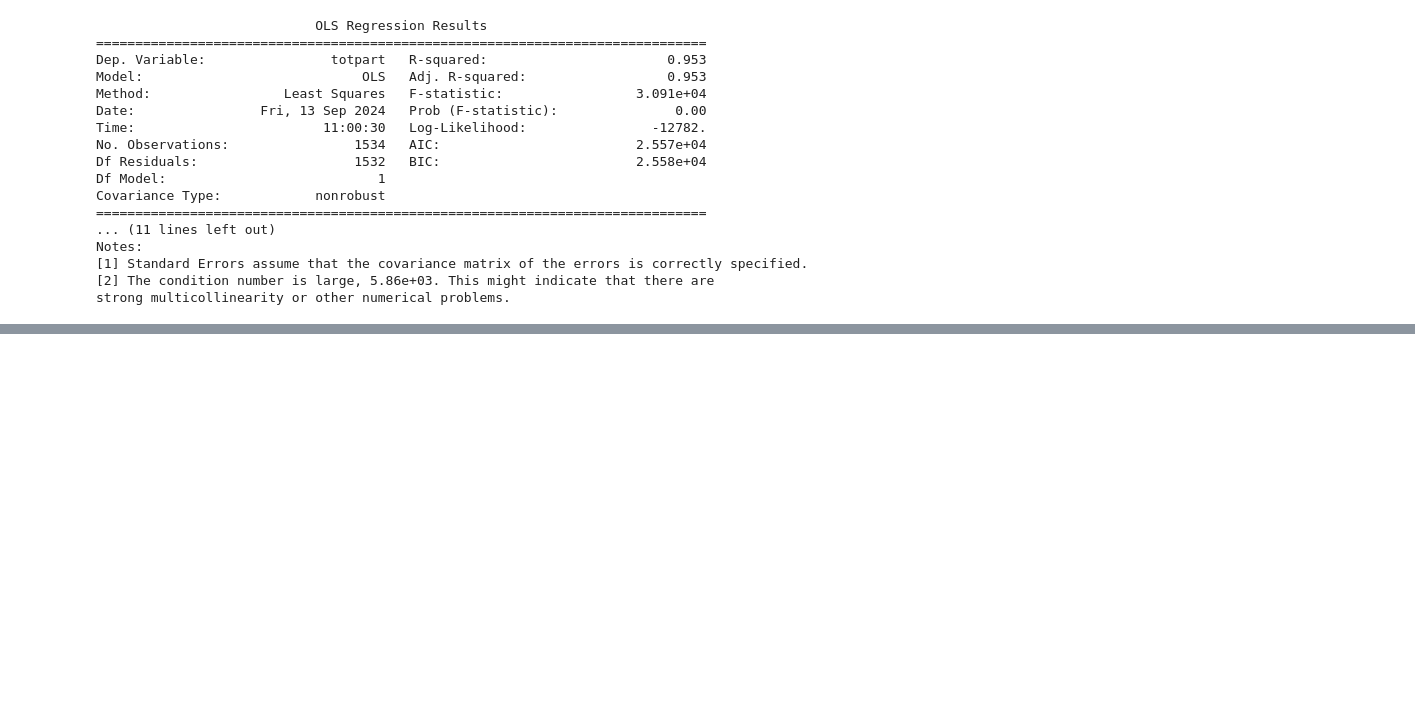
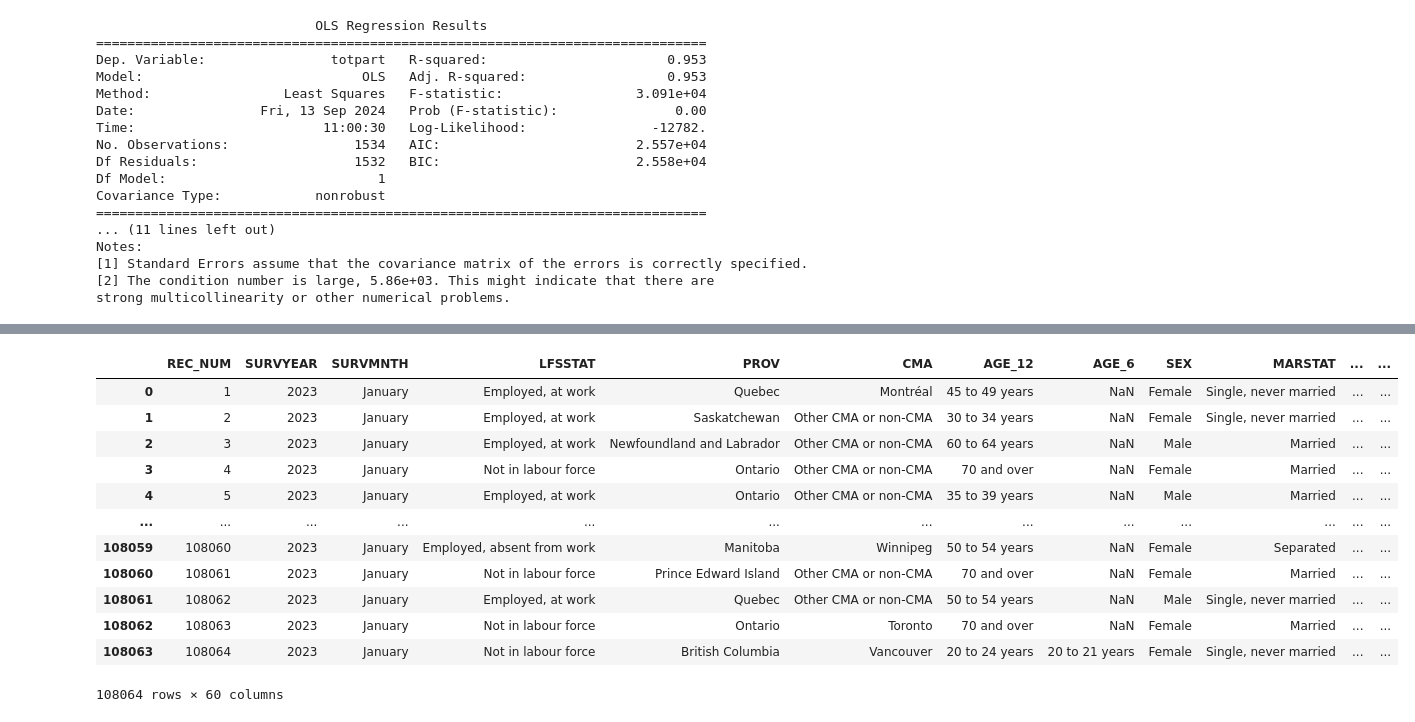
Before and after one commit to havaledar/ECON3740_F24, a Jupyter notebook: ECON3740_F24_Lab_2.ipynb, the cells around one changed output, grey strips where cells are left out. Saved outputs shown, nothing was run; the diff lists cells and outputs as text; code cells hidden in the pictures; blank space fills up the shorter version.

```diff
--- a/ECON3740_F24_Lab_2.ipynb
+++ b/ECON3740_F24_Lab_2.ipynb
@@ -107,0 +147,17 @@ strong multicollinearity or other numerical problems.
+# %%
+data_stata_labels = pd.read_stata("/content/LFS-71M0001-E-2023-January_F1.dta")
+data_stata_labels
+# %% [output]
+|  | REC_NUM | SURVYEAR | SURVMNTH | LFSSTAT | PROV | CMA | AGE_12 | AGE_6 | SEX | MARSTAT | ... | ... |
+| 0 | 1 | 2023 | January | Employed, at work | Quebec | Montréal | 45 to 49 years | NaN | Female | Single, never married | ... | ... |
+| 1 | 2 | 2023 | January | Employed, at work | Saskatchewan | Other CMA or non-CMA | 30 to 34 years | NaN | Female | Single, never married | ... | ... |
+| 2 | 3 | 2023 | January | Employed, at work | Newfoundland and Labrador | Other CMA or non-CMA | 60 to 64 years | NaN | Male | Married | ... | ... |
+| 3 | 4 | 2023 | January | Not in labour force | Ontario | Other CMA or non-CMA | 70 and over | NaN | Female | Married | ... | ... |
+| 4 | 5 | 2023 | January | Employed, at work | Ontario | Other CMA or non-CMA | 35 to 39 years | NaN | Male | Married | ... | ... |
+| ... | ... | ... | ... | ... | ... | ... | ... | ... | ... | ... | ... | ... |
+| 108059 | 108060 | 2023 | January | Employed, absent from work | Manitoba | Winnipeg | 50 to 54 years | NaN | Female | Separated | ... | ... |
+| 108060 | 108061 | 2023 | January | Not in labour force | Prince Edward Island | Other CMA or non-CMA | 70 and over | NaN | Female | Married | ... | ... |
+| 108061 | 108062 | 2023 | January | Employed, at work | Quebec | Other CMA or non-CMA | 50 to 54 years | NaN | Male | Single, never married | ... | ... |
+| 108062 | 108063 | 2023 | January | Not in labour force | Ontario | Toronto | 70 and over | NaN | Female | Married | ... | ... |
+| 108063 | 108064 | 2023 | January | Not in labour force | British Columbia | Vancouver | 20 to 24 years | 20 to 21 years | Female | Single, never married | ... | ... |
+108064 rows × 60 columns
```
Also changed, not shown: parts of 9 cells of this notebook.
